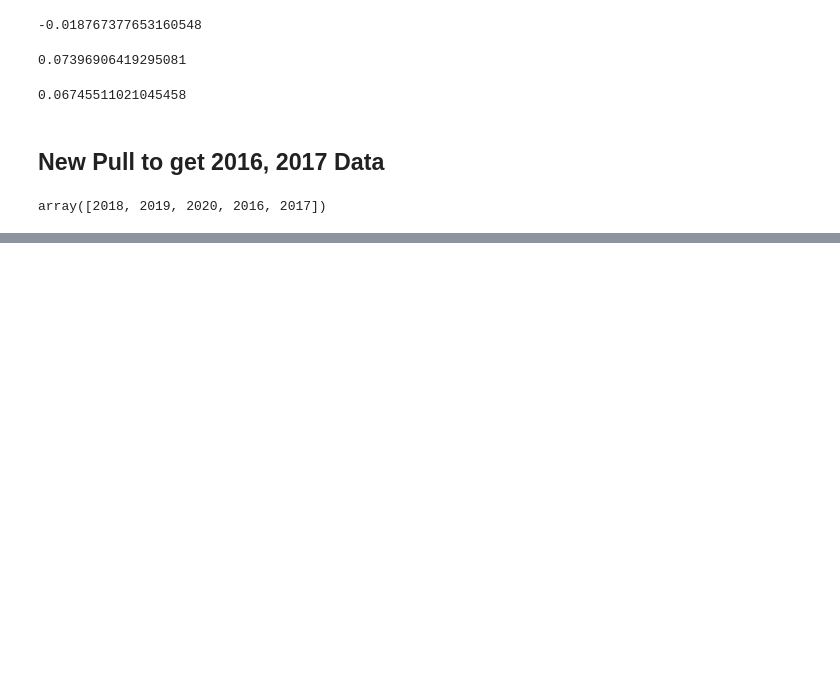
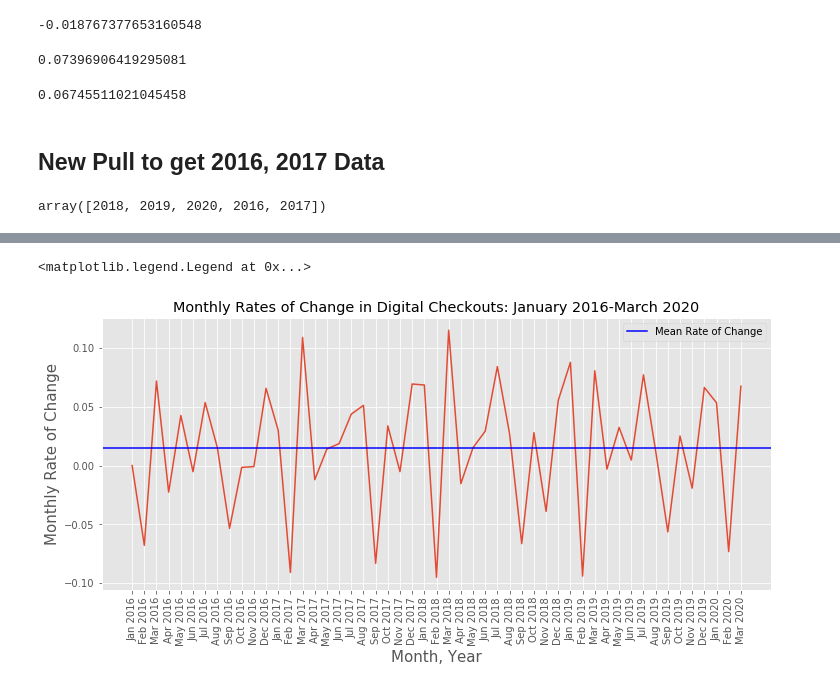
Before and after one commit to TheMrLively/seattle_library, a Jupyter notebook: seattle_library.ipynb, the cells around one changed output, grey strips where cells are left out. Drawn from its saved outputs; the diff is of its cells as text; code cells hidden in the pictures; blank space fills up the shorter version.

```diff
--- a/seattle_library.ipynb
+++ b/seattle_library.ipynb
@@ -295,0 +278,25 @@ ax.fill_between(x, OD_binom.pdf(x),
+# %%
+fig, ax1 = plt.subplots(figsize=(12,5))
+
+
+months = ['Jan', 'Feb', 'Mar', 'Apr', 'May', 'Jun', 'Jul', 'Aug', 'Sep', 'Oct', 'Nov', 'Dec']
+years = [2016, 2017, 2018, 2019, 2020]
+l = []
+for y in range(len(years)):
+    for m in range(len(months)):
+        my = str(months[m]+" "+ str(years[y]))
+        l.append(my)
+
+dates_axis = l[:51]
+
+ax1.set_title('Monthly Rates of Change in Digital Checkouts: January 2016-March 2020')
+ax1.set_xlabel('Month, Year', size= 15)
+ax1.set_ylabel('Monthly Rate of Change', size=15)  # we already handled the x-label with ax1
+ax1.plot(OD_ckouts.index, OD_ckouts['Rate of Increase'])
+ax1.axhline(OD_mean, label='Mean Rate of Change', color='b')
+ax1.set_xticks(OD_ckouts.index)
+ax1.set_xticklabels(dates_axis, rotation='vertical')
+plt.legend()
+# %% [output]
+<matplotlib.legend.Legend at 0x...>
+[figure, added]
```
Also changed, not shown: parts of 12 cells of this notebook, 4 other files.
